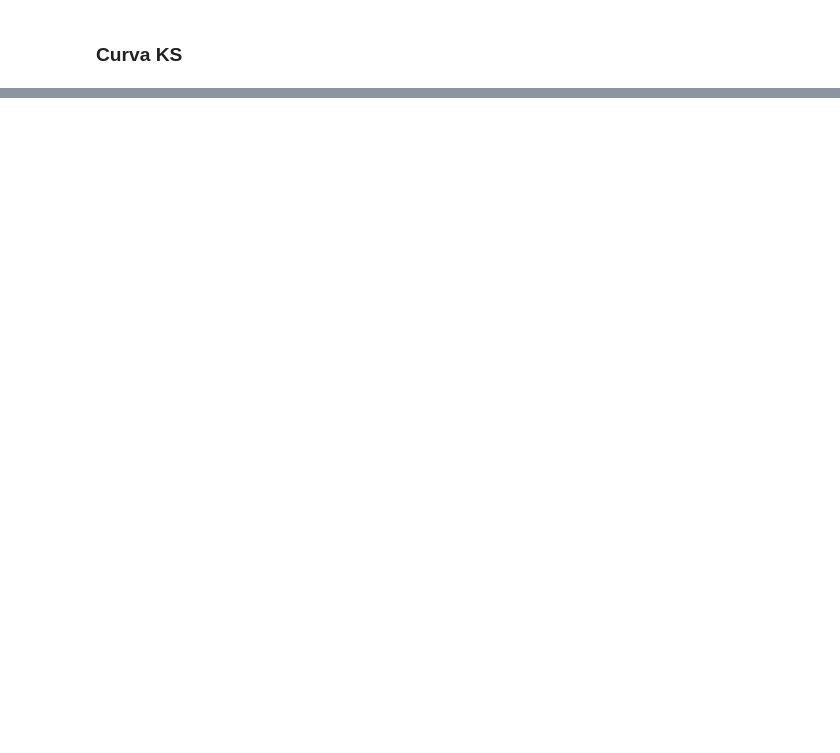
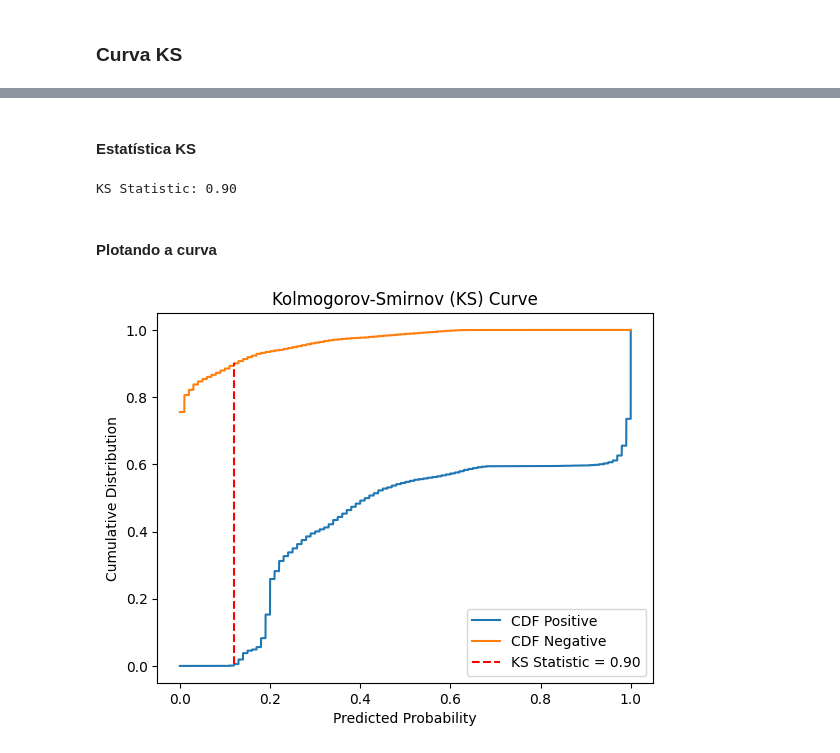
Before and after one commit to lucasacioly/Redes-Neurais, a Jupyter notebook: random_forest.ipynb, the cells around one changed output, grey strips where cells are left out. Drawn from its saved outputs; the diff is of its cells as text; code cells hidden in the pictures; blank space fills up the shorter version.

```diff
--- a/random_forest.ipynb
+++ b/random_forest.ipynb
@@ -110,0 +114,53 @@ KS: 0.4750136165577342
+# %%
+# Separate the probabilities by class
+prob_positive = y_prob[y_validation == 1]
+prob_negative = y_prob[y_validation == 0]
+
+# Sort the probabilities
+prob_positive_sorted = np.sort(prob_positive)
+prob_negative_sorted = np.sort(prob_negative)
+
+# Calculate the cumulative distribution
+cdf_positive = np.arange(1, len(prob_positive_sorted) + 1) / len(prob_positive_sorted)
+cdf_negative = np.arange(1, len(prob_negative_sorted) + 1) / len(prob_negative_sorted)
+# %% [markdown]
+#### Estatística KS
+# %%
+from scipy import interpolate
+
+# Interpolate to find the maximum difference between CDFs
+f_positive = interpolate.interp1d(prob_positive_sorted, cdf_positive, bounds_error=False, fill_value=(0, 1))
+f_negative = interpolate.interp1d(prob_negative_sorted, cdf_negative, bounds_error=False, fill_value=(0, 1))
+
+# Define a range of probabilities
+prob_range = np.linspace(0, 1, max(len(prob_positive_sorted), len(prob_negative_sorted)))
+
+# Calculate the CDF values for the range of probabilities
+cdf_positive_interp = f_positive(prob_range)
+cdf_negative_interp = f_negative(prob_range)
+
+# Compute the KS statistic
+ks_statistic = np.max(np.abs(cdf_positive_interp - cdf_negative_interp))
+print(f'KS Statistic: {ks_statistic:.2f}')
+# %% [output]
+KS Statistic: 0.90
+# %% [markdown]
+#### Plotando a curva
+# %%
+# Plot CDFs
+plt.plot(prob_range, cdf_positive_interp, label='CDF Positive')
+plt.plot(prob_range, cdf_negative_interp, label='CDF Negative')
+
+# Highlight KS statistic
+ks_position = np.argmax(np.abs(cdf_positive_interp - cdf_negative_interp))
+plt.plot([prob_range[ks_position], prob_range[ks_position]],
+         [cdf_positive_interp[ks_position], cdf_negative_interp[ks_position]],
+         color='red', linestyle='--', label=f'KS Statistic = {ks_statistic:.2f}')
+
+plt.xlabel('Predicted Probability')
+plt.ylabel('Cumulative Distribution')
+plt.title('Kolmogorov-Smirnov (KS) Curve')
+plt.legend()
+plt.show()
+# %% [output]
+[figure, added]
```
Also changed, not shown: parts of 11 cells of this notebook.
